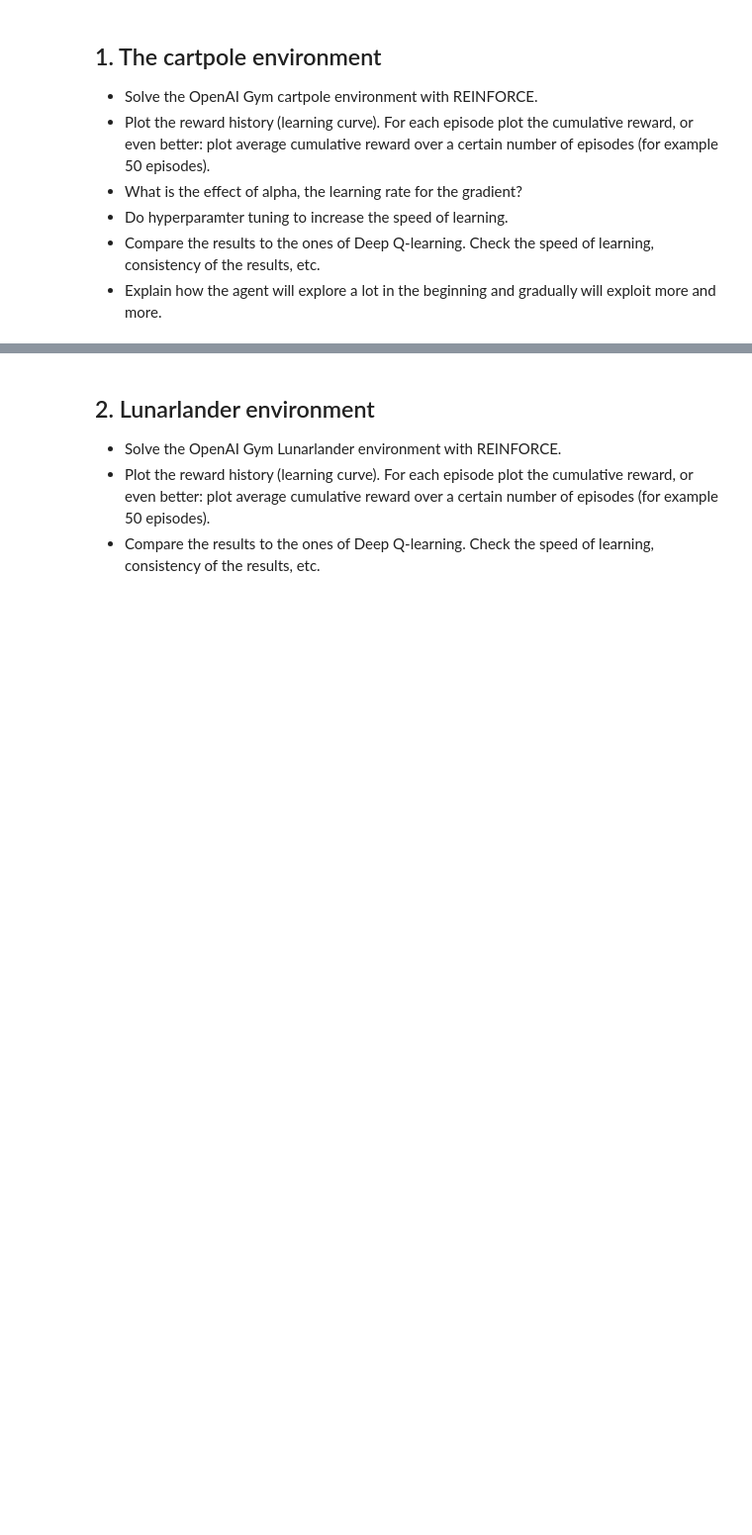
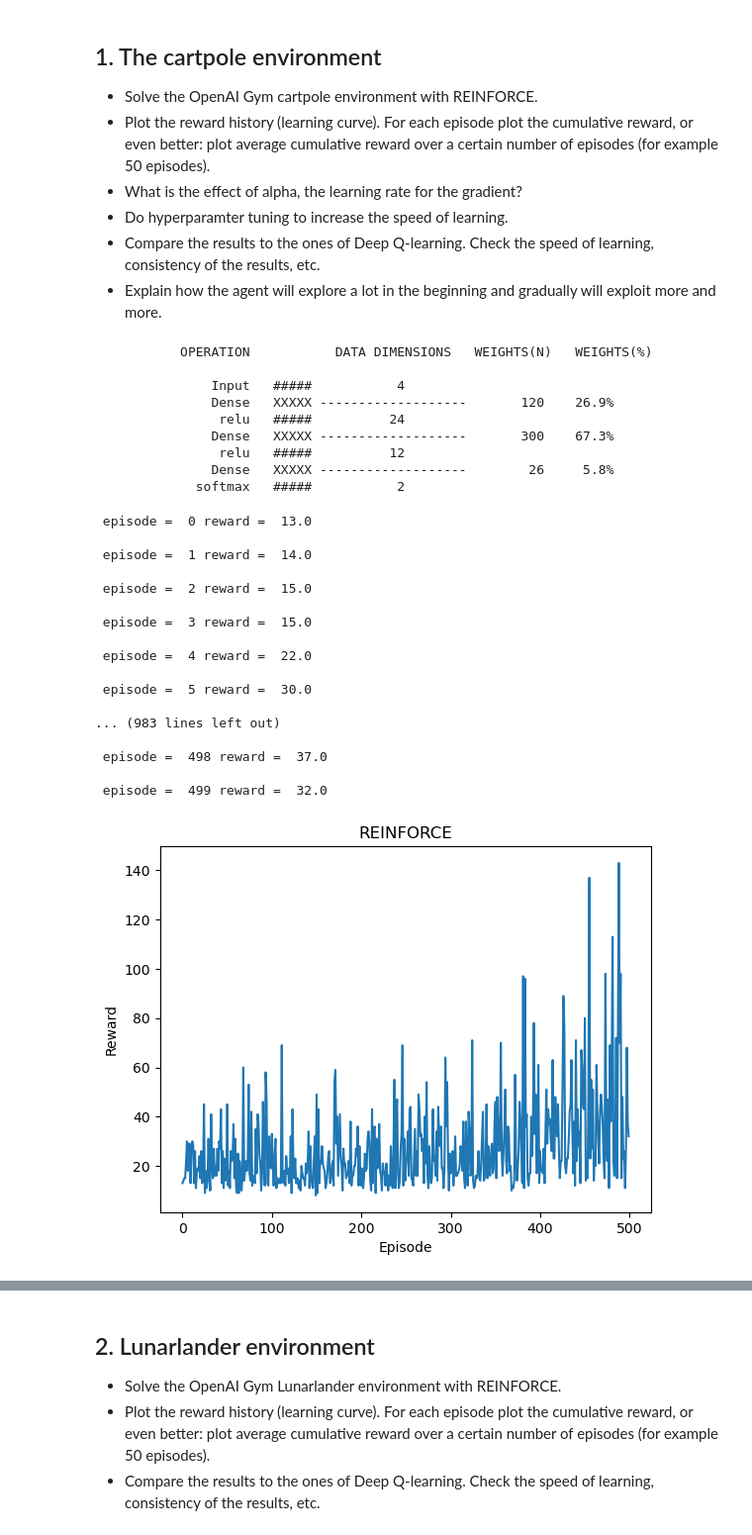
Before and after one commit to RichardVanraes/PolGrad, a Jupyter notebook: Sessie_05_Policy_Gradients_Opdracht.ipynb, the cells around one changed output, grey strips where cells are left out. Shown: that part at 99% size. Drawn from its saved outputs; the diff is of its cells as text; code cells hidden in the pictures; blank space fills up the shorter version.

```diff
--- a/Sessie_05_Policy_Gradients_Opdracht.ipynb
+++ b/Sessie_05_Policy_Gradients_Opdracht.ipynb
@@ -45,0 +186,53 @@ tf.get_logger().setLevel('ERROR')
+# %%
+# Implementation of REINFORCE for the Cartpole environment
+
+ENV="CartPole-v1"
+
+N_EPISODES=500
+
+# set the env
+env=gym.make(ENV) # env to import
+env.reset() # reset to env
+
+Agent = REINFORCE(env)
+
+Agent.train(N_EPISODES)
+
+#plot the rewards
+import matplotlib.pyplot as plt
+plt.plot(Agent.total_rewards)
+plt.xlabel('Episode')
+plt.ylabel('Reward')
+plt.title('REINFORCE')
+plt.show()
+
+# save the model
+Agent.save_model('saved_models\REINFORCE.h5')
+# %% [output]
+           OPERATION           DATA DIMENSIONS   WEIGHTS(N)   WEIGHTS(%)
+
+               Input   #####           4
+               Dense   XXXXX -------------------       120    26.9%
+                relu   #####          24
+               Dense   XXXXX -------------------       300    67.3%
+                relu   #####          12
+               Dense   XXXXX -------------------        26     5.8%
+             softmax   #####           2
+ episode =  0 reward =  13.0
+
+ episode =  1 reward =  14.0
+
+ episode =  2 reward =  15.0
+
+ episode =  3 reward =  15.0
+
+ episode =  4 reward =  22.0
+
+ episode =  5 reward =  30.0
+
+... (983 lines left out)
+
+ episode =  498 reward =  37.0
+
+ episode =  499 reward =  32.0
+[figure, added]
```
Also changed, not shown: parts of 6 cells of this notebook, 2 other files.
